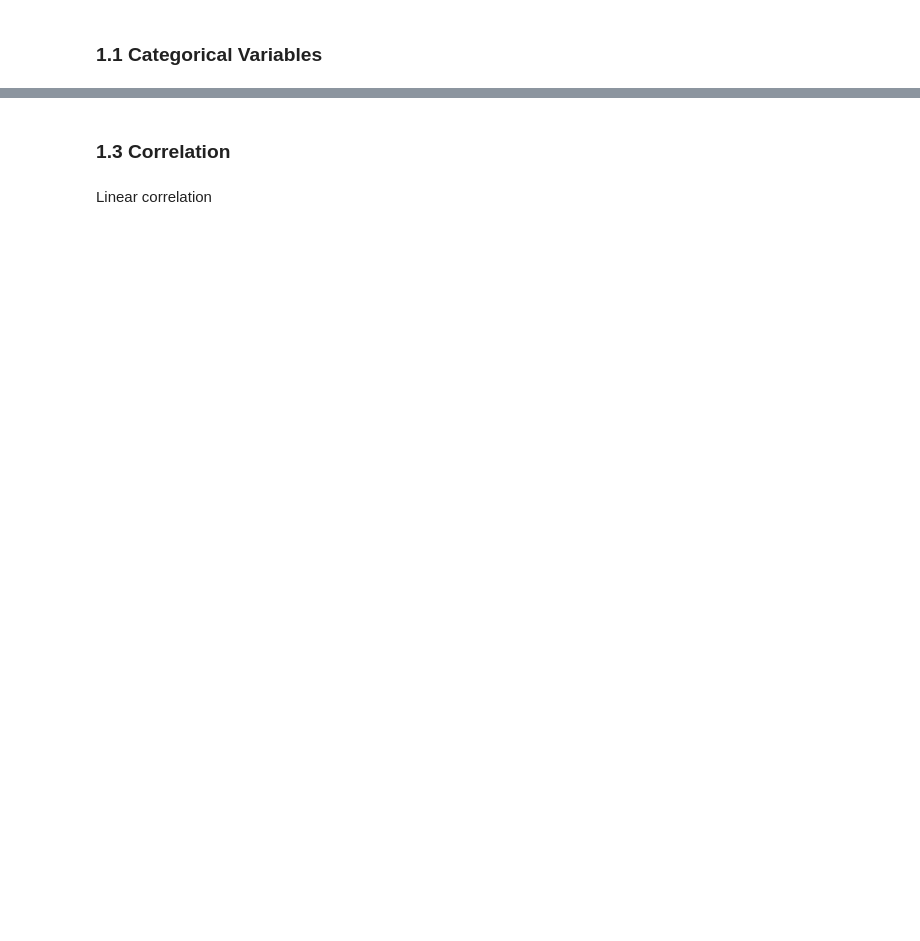
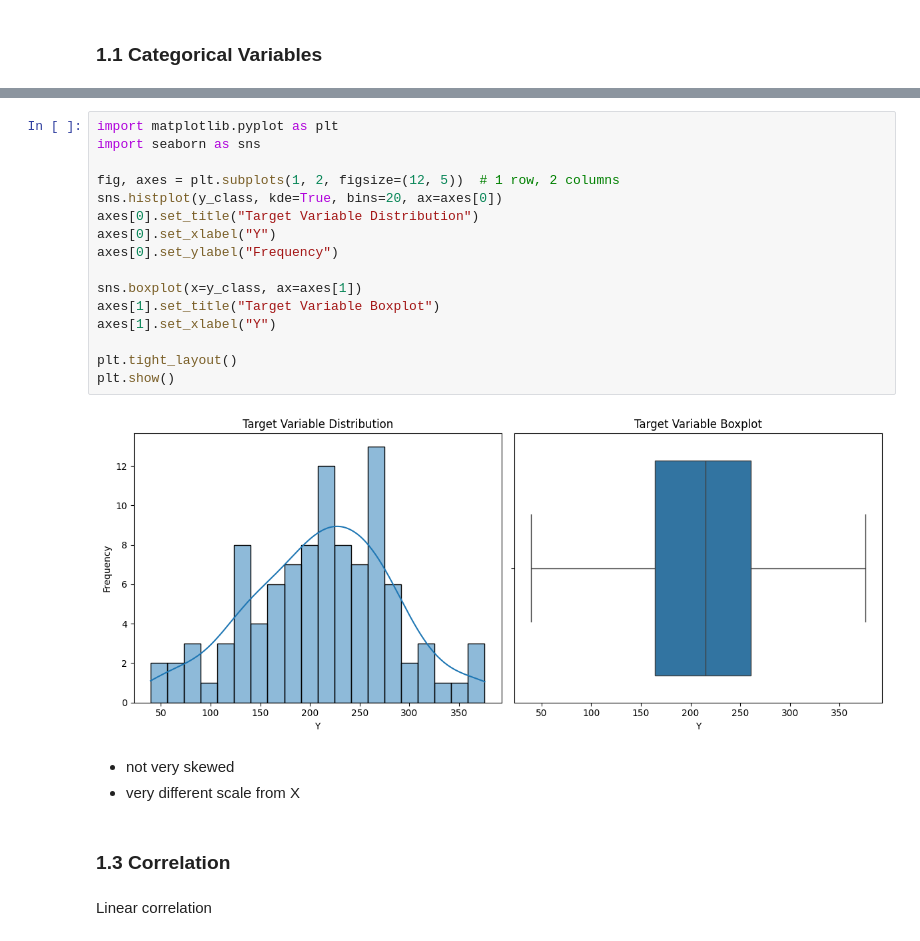
Before and after one commit to mariatmvendas/Case1_CompData, a Jupyter notebook: maria.ipynb, the cells around one changed output, grey strips where cells are left out. Drawn from its saved outputs; the diff is of its cells as text; blank space fills up the shorter version.

```diff
--- a/maria.ipynb
+++ b/maria.ipynb
@@ -207,3 +228,24 @@ Number of rows with at least one missing value: 100
+# %%
+import matplotlib.pyplot as plt
+import seaborn as sns
+
+fig, axes = plt.subplots(1, 2, figsize=(12, 5))  # 1 row, 2 columns
+sns.histplot(y_class, kde=True, bins=20, ax=axes[0])
+axes[0].set_title("Target Variable Distribution")
+axes[0].set_xlabel("Y")
+axes[0].set_ylabel("Frequency")
+
+sns.boxplot(x=y_class, ax=axes[1])
+axes[1].set_title("Target Variable Boxplot")
+axes[1].set_xlabel("Y")
+
+plt.tight_layout()
+plt.show()
+# %% [output]
+[figure, added]
+# %% [markdown]
+- not very skewed
+- very different scale from X
 # %% [markdown]
 ### 1.3 Correlation
 # %% [markdown]
```
Also changed, not shown: parts of 68 cells of this notebook.
